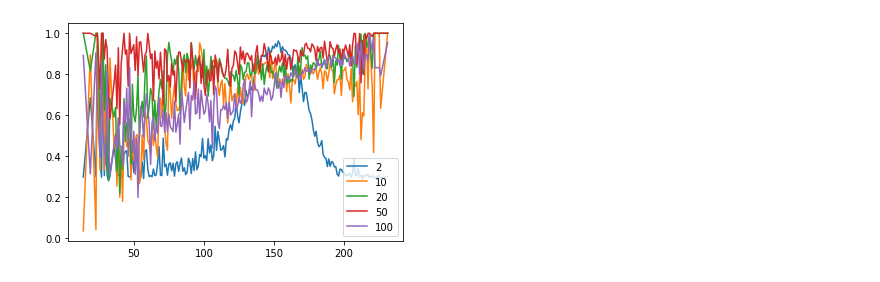
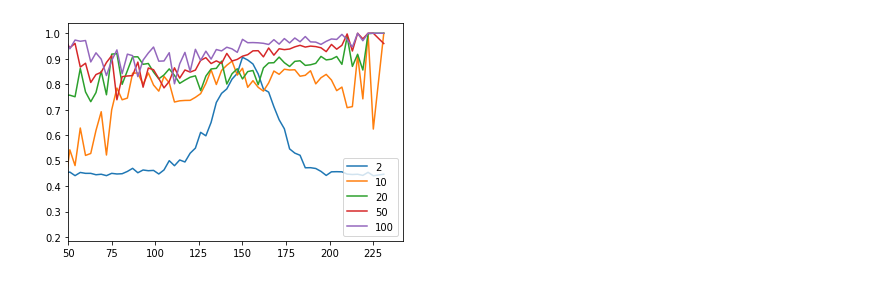
Before and after one commit to mbpereira49/inferenceattacks, a Jupyter notebook: Sample.ipynb, the cells around one changed output. Cells and saved outputs as stored; diff of their text form; code cells hidden in the pictures.

```diff
--- a/Sample.ipynb
+++ b/Sample.ipynb
@@ -12,6 +16,6 @@ import pipeline
 # %%
-df = pd.read_csv('data/df.csv', index_col = 0)
-labels = pd.read_csv('data/labels.csv', index_col = 0)
+df = pd.read_csv('df.csv', index_col = 0)
+labels = pd.read_csv('labels.csv', index_col = 0)
 # %%
 class Net(nn.Module):
     def __init__(self, input_dim, output_dim):
@@ -67,13 +70,14 @@ def ham_set(p, t):
     n0 = np.matmul(1 - t, 1 - p)
     return len(p) - np.amax(n1 + n0, axis=0)
 # %%
-by_distance = {n_labels : model.auc_by_distance(ham_set) for n_labels, model in models.items()}
+by_distance = {n_labels : model.auc_by_distance(ham_set, 3) for n_labels, model in models.items()}
 # %%
 import matplotlib.pyplot as plt
 for n_labels, pair in by_distance.items():
     keys, aucs = pair
     plt.plot(keys, aucs, label = n_labels)
 plt.legend(loc = 'lower right')
+plt.xlim(left = 50)
 plt.show()
 # %% [output]
-[figure, old version]
+[figure, new version]
```
Also changed, not shown: parts of 4 cells of this notebook, 1 other file.
